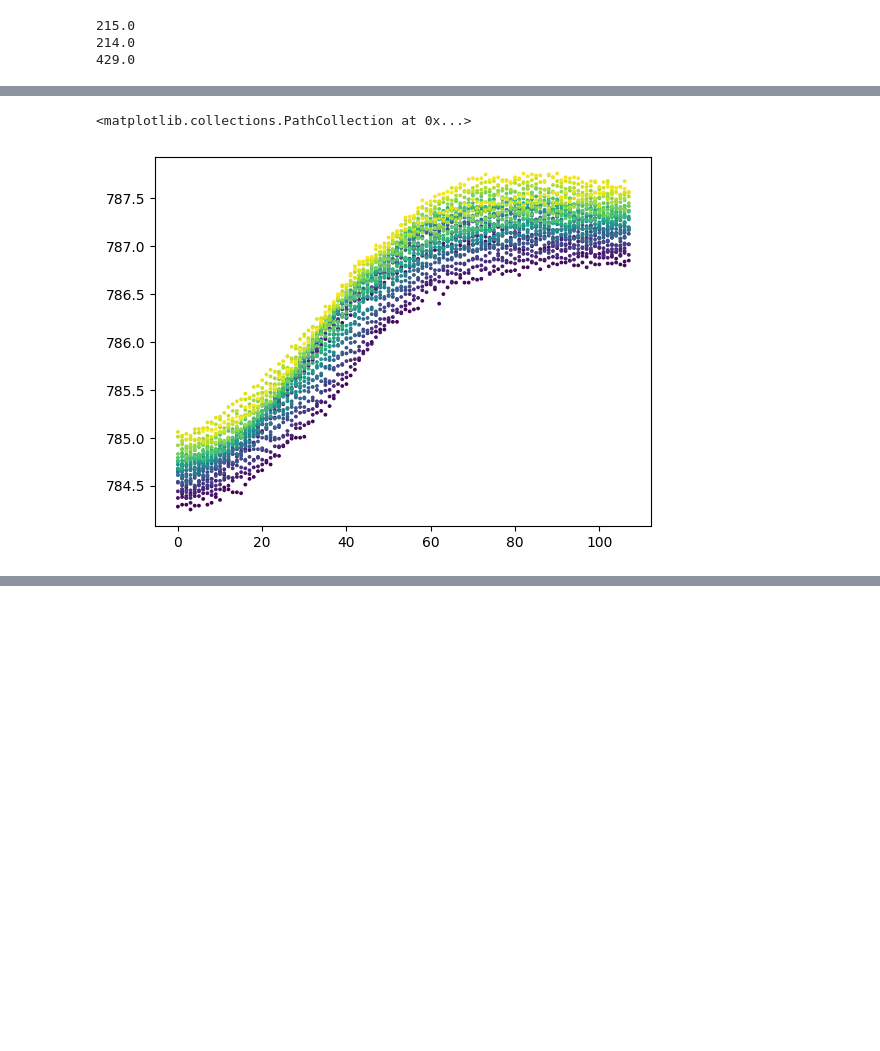
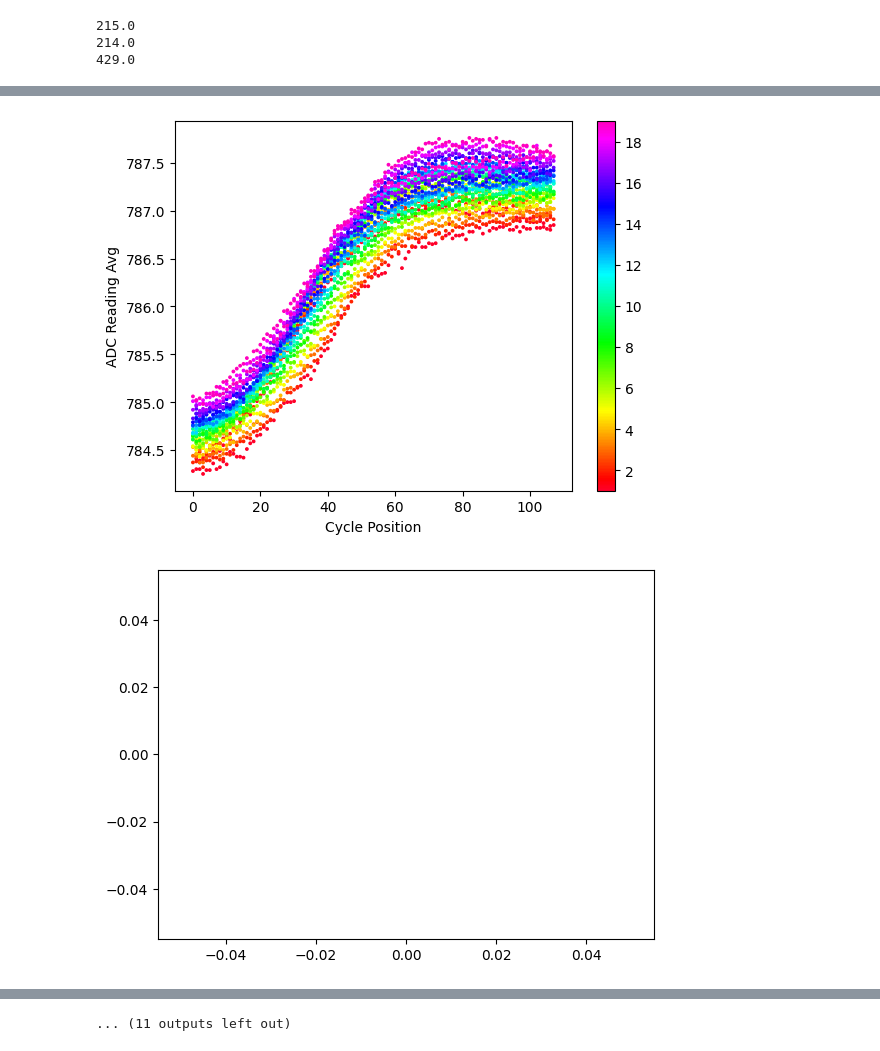
Before and after one commit to valleyquail/WormMQP, a Jupyter notebook: Data/mqp_data.ipynb, the cells around one changed output, grey strips where cells are left out. Saved outputs shown, nothing was run; the diff lists cells and outputs as text; code cells hidden in the pictures; blank space fills up the shorter version.

```diff
--- a/Data/mqp_data.ipynb
+++ b/Data/mqp_data.ipynb
@@ -69,6 +76,27 @@ df
-# %%
-# scatter plot data vs count, color is index
-plt.scatter(df['pos'], df['Data'], c=df.index, s=3, cmap='bwr')
-# %% [output]
-<matplotlib.collections.PathCollection at 0x...>
-[figure, removed]
+# %%
+# scatter plot data vs count, color is index
+# plt.scatter(df['pos'][df['count'] == 1], df['Data'][df['count'] == 1], c=df.index[df['count'] == 1], s=3, cmap='gist_rainbow')
+# plt.scatter(df['pos'], df['Data'], c=df['falling'], s=3, cmap='bwr')
+plt.scatter(df['pos'], df['Data'], c=df['cycle'], s=3, cmap='gist_rainbow')
+plt.title('ADC vs Cycle Position, Colored by Cycle Number')
+plt.xlabel('Cycle Position')
+plt.ylabel('ADC Reading Avg')
+plt.colorbar()
+plt.show()
+
+cycle = 0
+for index, row in df.iterrows():
+    if row['pos'] == 0:
+        cycle += 1
+    df.at[index, 'cycle'] = cycle
+df
+
+for i in range(20):
+    df2 = df[df['cycle'] == i]
+
+    plt.scatter(df2['pos'], df2['Data'], s=5, c=df2['falling'], cmap='bwr')
+    plt.show()
+df
+# %% [output]
+[figure, added]
+[figure, added]
@@ -74,0 +113 @@ plt.scatter(df['pos'], df['Data'], c=df.index, s=3, cmap='bwr')
+... (11 outputs left out)
```
Also changed, not shown: parts of 7 cells of this notebook.
